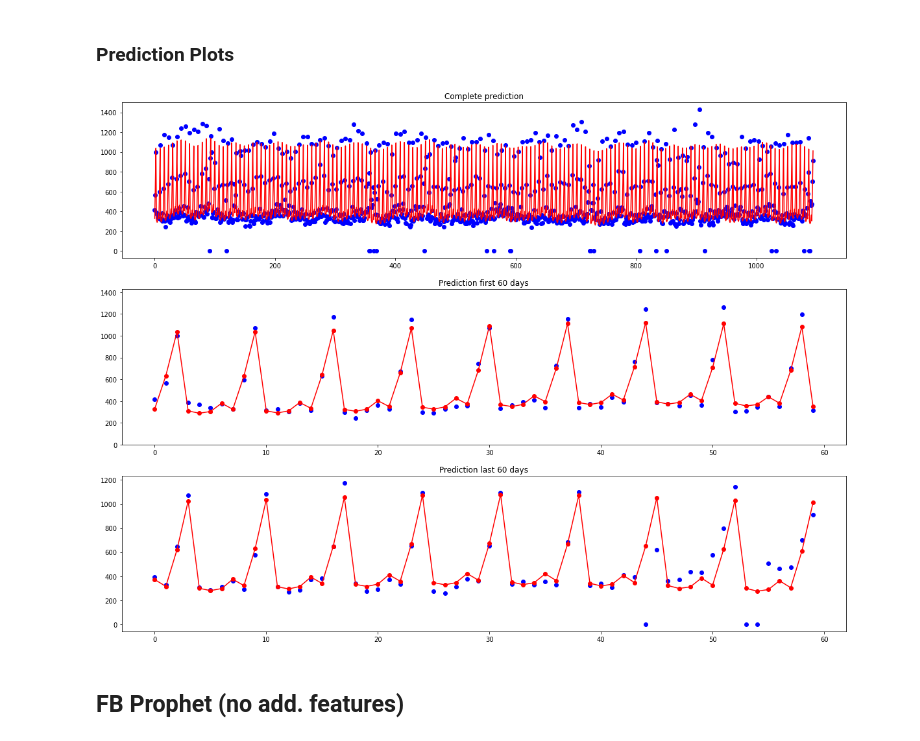
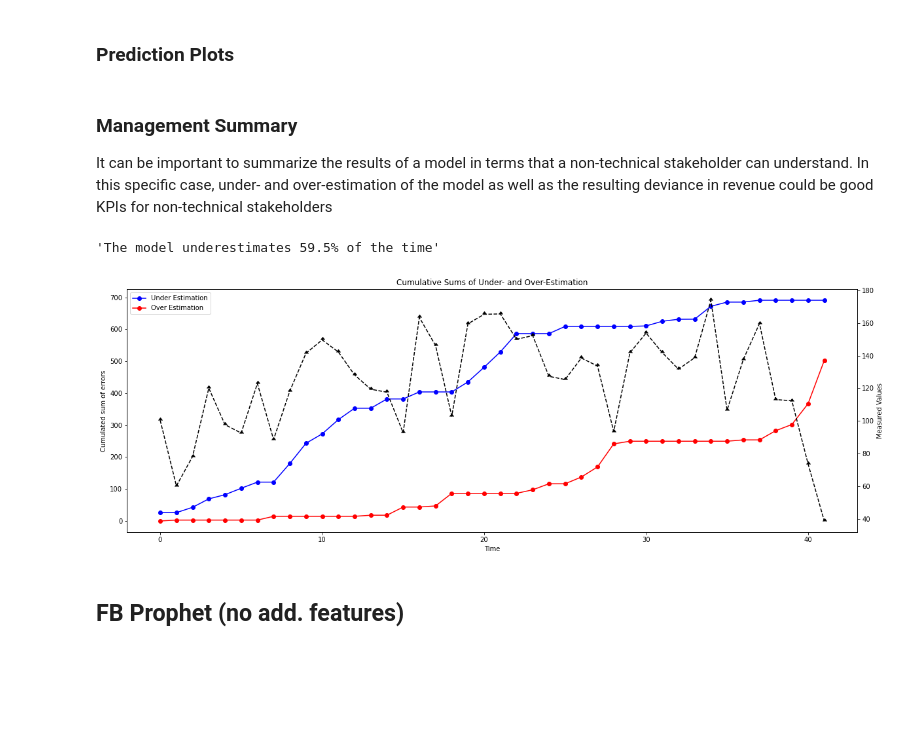
Before and after one commit to captaincurry94/capstone, a Jupyter notebook: predictive_models.ipynb, the cells around one changed output. Cells and saved outputs as stored; diff of their text form; code cells hidden in the pictures; blank space fills up the shorter version.

Commit message:
added summary plots

```diff
--- a/predictive_models.ipynb
+++ b/predictive_models.ipynb
@@ -259,10 +260,46 @@ def plot_prediction(y_true,y_predict):
     ax3.plot(range(len(y_true[-60:])), y_true[-60:],'bo')
     ax3.plot(range(len(y_predict[-60:])),y_predict[-60:],'ro-')
     ax3.set_title('Prediction last 60 days')
+# %% [markdown]
+### Management Summary
+It can be important to summarize the results of a model in terms that a non-technical stakeholder can understand. In this specific case, under- and over-estimation of the model as well as the resulting deviance in revenue could be good KPIs for non-technical stakeholders
+# %%
+def management_summary(y_true,y_predict):
+    data = pd.DataFrame.from_dict({'y_true':y_true, 'y_predict':y_predict})
+
+    #only regard data where y_true is not 0
+    ex_0 = data[data['y_true'] != 0]
+
+    #calculate how ofter we under- and over-estimate the revenue
+    pct_lower = round(sum(ex_0.y_predict - ex_0.y_true < 0)/len(ex_0.y_true) * 100,1)
+    pct_higher = round(100 - pct_lower,1)
+
+    #calculate cumulative sums of under- and over estimation
+    cumsum_lower = np.cumsum([np.abs(ex_0.y_predict[idx] - ex_0.y_true[idx]) if ex_0.y_predict[idx] < ex_0.y_true[idx] else 0 for idx,y in enumerate(ex_0.y_true) ])
+    cumsum_higher = np.cumsum([np.abs(ex_0.y_predict[idx] - ex_0.y_true[idx]) if ex_0.y_predict[idx] > ex_0.y_true[idx] else 0 for idx,y in enumerate(ex_0.y_true)])
+
+
+    fig = plt.figure(figsize=(20,15))
+    ax1 = fig.add_subplot(211)
+    ax1.plot(range(len(ex_0.y_true)), cumsum_lower,'b-o')
+    ax1.plot(range(len(ex_0.y_true)),cumsum_higher,'r-o')
+
+    ax1.set_title('Cumulative Sums of Under- and Over-Estimation')
+    ax1.set_xlabel('Time')
+    ax1.set_ylabel('Cumulated sum of errors')
+    ax1.legend(['Under Estimation', 'Over Estimation', 'True Values'])
+
+    ax2 = ax1.twinx()
+    color = 'black'
+    ax2.set_ylabel('Measured Values', color = color)
+    ax2.plot(range(len(ex_0.y_true)),ex_0.y_true,'--', color=color, marker=10)
+
+    return f'The model underestimates {pct_lower}% of the time'
 # %%
-plot_prediction(y_true,y_predict)
+management_summary(y_true,y_predict)
 # %% [output]
+'The model underestimates 59.5% of the time'
-[figure, old version]
+[figure, new version]
 # %% [markdown]
 ## FB Prophet (no add. features)
 # %% [markdown]
```
Also changed, not shown: parts of 8 cells of this notebook.
